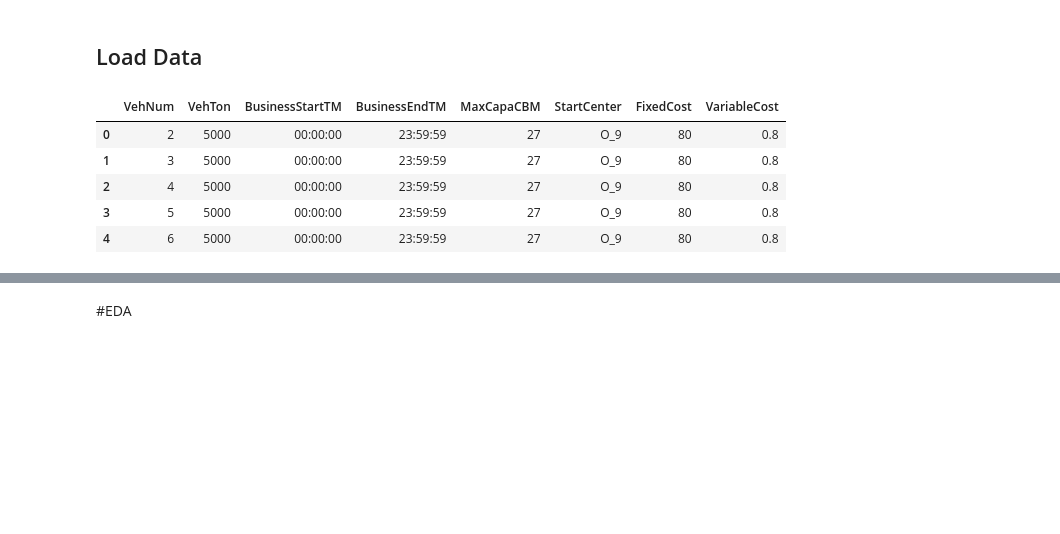
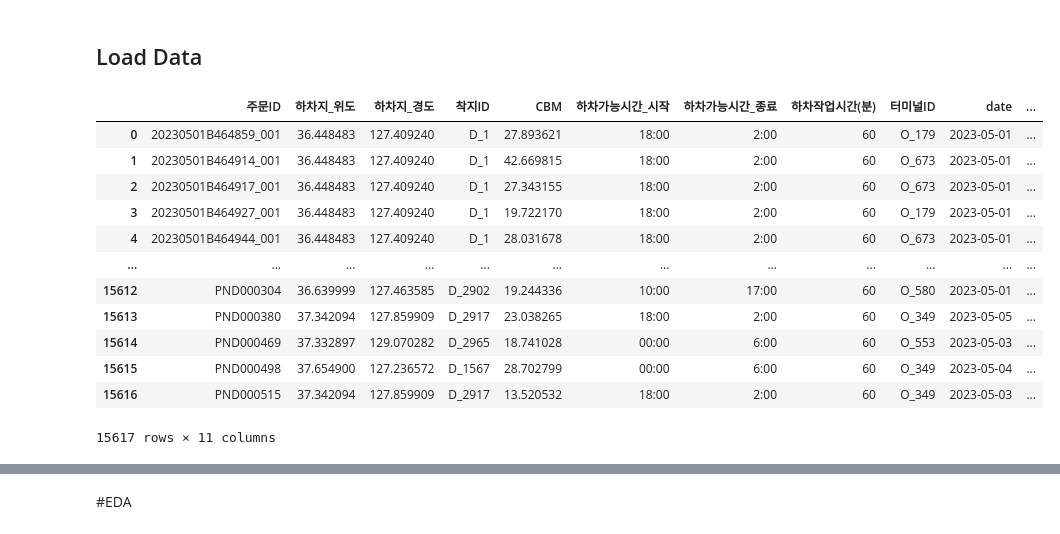
Before and after one commit to wonwookim/cj_challenge, a Jupyter notebook: cj_challenge_eda.ipynb, the cells around one changed output, grey strips where cells are left out. Cells and saved outputs as stored; diff of their text form; code cells hidden in the pictures; blank space fills up the shorter version.

```diff
--- a/cj_challenge_eda.ipynb
+++ b/cj_challenge_eda.ipynb
@@ -90,10 +79,16 @@ terminal_table.head(5)
-# %%
-veh_table['VehNum'] = veh_table['VehNum'].str.replace('VEH_', ' ')
-veh_table.head(5)
-# %% [output]
-|  | VehNum | VehTon | BusinessStartTM | BusinessEndTM | MaxCapaCBM | StartCenter | FixedCost | VariableCost |
-| 0 | 2 | 5000 | 00:00:00 | 23:59:59 | 27 | O_9 | 80 | 0.8 |
-| 1 | 3 | 5000 | 00:00:00 | 23:59:59 | 27 | O_9 | 80 | 0.8 |
-| 2 | 4 | 5000 | 00:00:00 | 23:59:59 | 27 | O_9 | 80 | 0.8 |
-| 3 | 5 | 5000 | 00:00:00 | 23:59:59 | 27 | O_9 | 80 | 0.8 |
-| 4 | 6 | 5000 | 00:00:00 | 23:59:59 | 27 | O_9 | 80 | 0.8 |
+# %%
+order_table
+# %% [output]
+|  | 주문ID | 하차지_위도 | 하차지_경도 | 착지ID | CBM | 하차가능시간_시작 | 하차가능시간_종료 | 하차작업시간(분) | 터미널ID | date | ... |
+| 0 | 20230501B464859_001 | 36.448483 | 127.409240 | D_1 | 27.893621 | 18:00 | 2:00 | 60 | O_179 | 2023-05-01 | ... |
+| 1 | 20230501B464914_001 | 36.448483 | 127.409240 | D_1 | 42.669815 | 18:00 | 2:00 | 60 | O_673 | 2023-05-01 | ... |
+| 2 | 20230501B464917_001 | 36.448483 | 127.409240 | D_1 | 27.343155 | 18:00 | 2:00 | 60 | O_673 | 2023-05-01 | ... |
+| 3 | 20230501B464927_001 | 36.448483 | 127.409240 | D_1 | 19.722170 | 18:00 | 2:00 | 60 | O_179 | 2023-05-01 | ... |
+| 4 | 20230501B464944_001 | 36.448483 | 127.409240 | D_1 | 28.031678 | 18:00 | 2:00 | 60 | O_673 | 2023-05-01 | ... |
+| ... | ... | ... | ... | ... | ... | ... | ... | ... | ... | ... | ... |
+| 15612 | PND000304 | 36.639999 | 127.463585 | D_2902 | 19.244336 | 10:00 | 17:00 | 60 | O_580 | 2023-05-01 | ... |
+| 15613 | PND000380 | 37.342094 | 127.859909 | D_2917 | 23.038265 | 18:00 | 2:00 | 60 | O_349 | 2023-05-05 | ... |
+| 15614 | PND000469 | 37.332897 | 129.070282 | D_2965 | 18.741028 | 00:00 | 6:00 | 60 | O_553 | 2023-05-03 | ... |
+| 15615 | PND000498 | 37.654900 | 127.236572 | D_1567 | 28.702799 | 00:00 | 6:00 | 60 | O_349 | 2023-05-04 | ... |
+| 15616 | PND000515 | 37.342094 | 127.859909 | D_2917 | 13.520532 | 18:00 | 2:00 | 60 | O_349 | 2023-05-03 | ... |
+15617 rows × 11 columns
```
Also changed, not shown: parts of 27 cells of this notebook.
